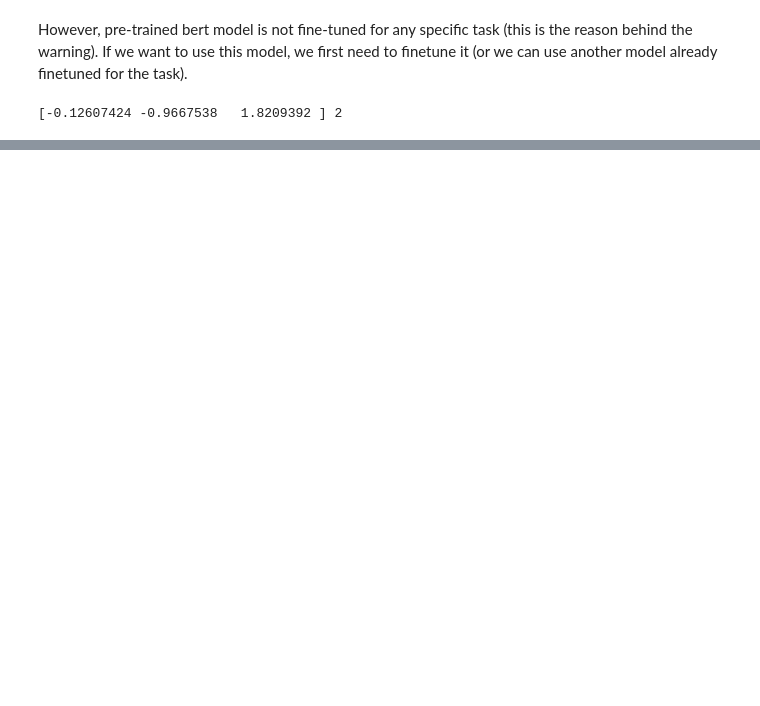
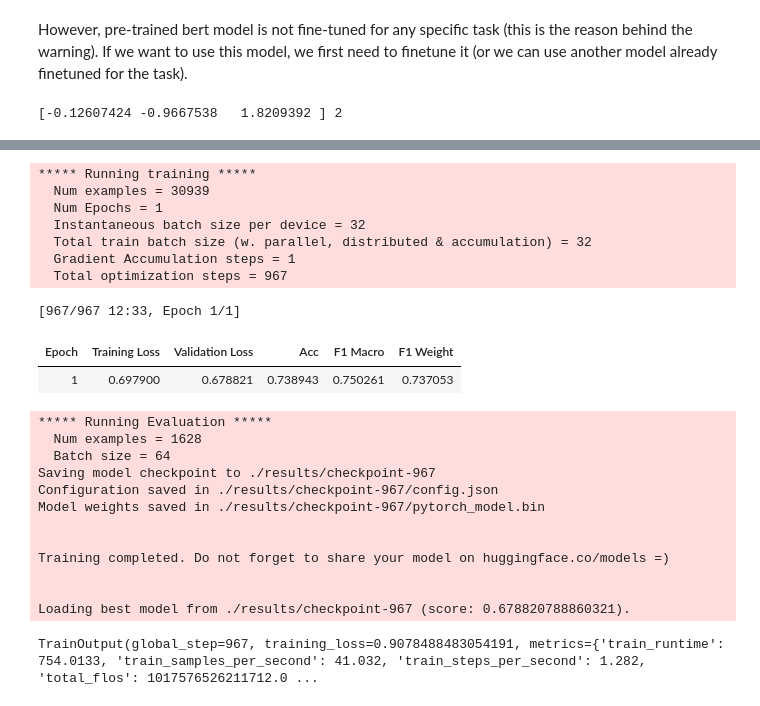
Before and after one commit to frank-lacriola/Natural-Language-Processing, a Jupyter notebook: Handling_Transformers_with_HuggingFace.ipynb, the cells around one changed output, grey strips where cells are left out. Saved outputs shown, nothing was run; the diff lists cells and outputs as text; code cells hidden in the pictures; blank space fills up the shorter version.

```diff
--- a/Handling_Transformers_with_HuggingFace.ipynb
+++ b/Handling_Transformers_with_HuggingFace.ipynb
@@ -78,0 +218,68 @@ The pred object is a SequenceClassifierOutput, as we can see in the documentatio
+# %%
+train_ds = SCDataset(tokenized_train, train_y)
+eval_ds = SCDataset(tokenized_eval, eval_y)
+test_ds = SCDataset(tokenized_test, test_y)
+# %%
+import numpy as np
+from sklearn.metrics import accuracy_score, f1_score, classification_report
+
+def compute_metrics(pred):
+  predictions = np.argmax(pred.predictions, axis=-1)
+  labels = pred.label_ids
+  return {"acc": accuracy_score(labels, predictions),
+          "f1_macro": f1_score(labels, predictions, average="macro"),
+        "f1_weight": f1_score(labels, predictions, average="weighted")}
+# %%
+from transformers import TrainingArguments
+
+training_args = TrainingArguments(
+    output_dir='./results',          # output directory
+    num_train_epochs=1,              # total number of training epochs
+    per_device_train_batch_size=32,  # batch size per device during training
+    per_device_eval_batch_size=64,   # batch size for evaluation
+    warmup_steps=10,                # number of warmup steps for learning rate scheduler
+    weight_decay=0.01,               # strength of weight decay
+    logging_dir='./logs',            # directory for storing logs
+    logging_steps=10,
+    evaluation_strategy="epoch",
+    save_strategy="epoch",
+    eval_steps=100,
+    save_steps=100,
+    load_best_model_at_end=True,
+)
+# %%
+from transformers import Trainer
+
+trainer = Trainer(
+    model=model,                         # the instantiated 🤗 Transformers model to be trained
+    args=training_args,                  # training arguments, defined above
+    train_dataset=train_ds,         # training dataset
+    eval_dataset=eval_ds,             # evaluation dataset
+    compute_metrics=compute_metrics
+)
+
+trainer.train()
+# %% [output]
+***** Running training *****
+  Num examples = 30939
+  Num Epochs = 1
+  Instantaneous batch size per device = 32
+  Total train batch size (w. parallel, distributed & accumulation) = 32
+  Gradient Accumulation steps = 1
+  Total optimization steps = 967
+[967/967 12:33, Epoch 1/1]
+| Epoch | Training Loss | Validation Loss | Acc | F1 Macro | F1 Weight |
+| 1 | 0.697900 | 0.678821 | 0.738943 | 0.750261 | 0.737053 |
+***** Running Evaluation *****
+  Num examples = 1628
+  Batch size = 64
+Saving model checkpoint to ./results/checkpoint-967
+Configuration saved in ./results/checkpoint-967/config.json
+Model weights saved in ./results/checkpoint-967/pytorch_model.bin
+
+
+Training completed. Do not forget to share your model on huggingface.co/models =)
+
+
+Loading best model from ./results/checkpoint-967 (score: 0.678820788860321).
+TrainOutput(global_step=967, training_loss=0.9078488483054191, metrics={'train_runtime': 754.0133, 'train_samples_per_second': 41.032, 'train_steps_per_second': 1.282, 'total_flos': 1017576526211712.0 ...
```
Also changed, not shown: parts of 29 cells of this notebook.
